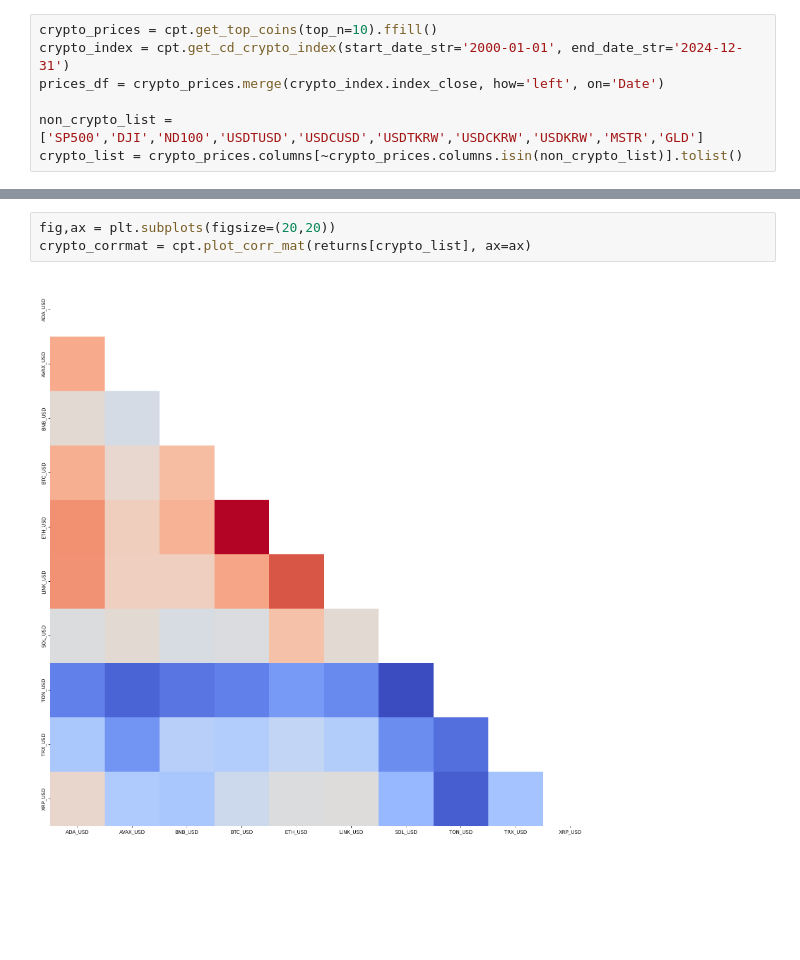
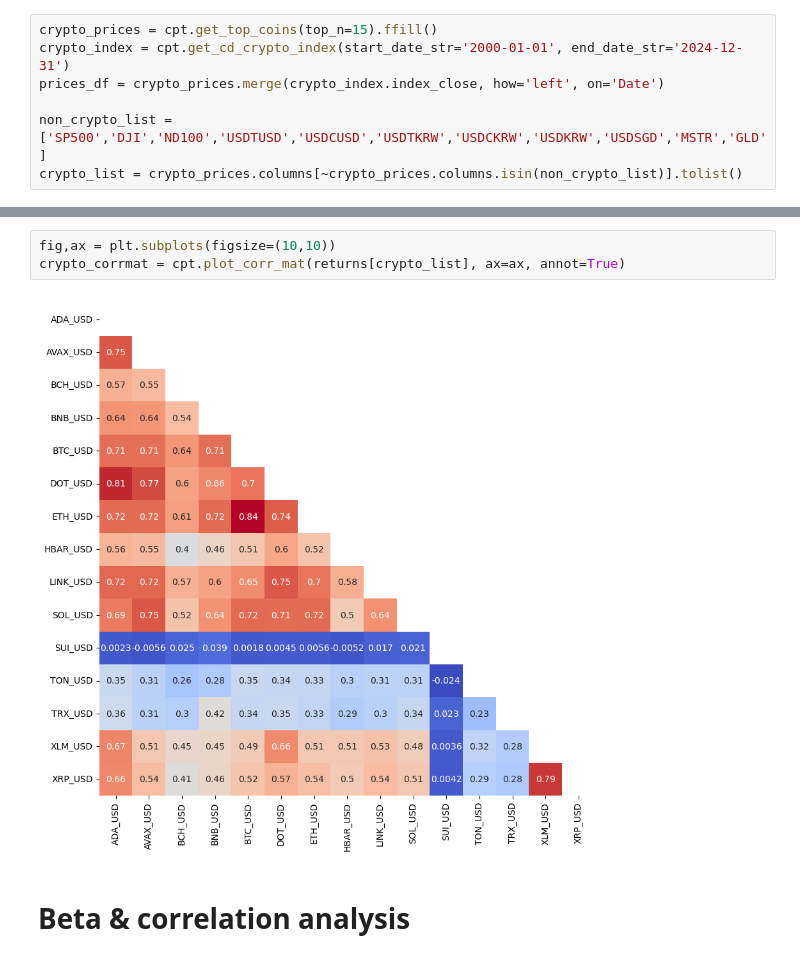
Before and after one commit to duckeun16/Crypto, a Jupyter notebook: Crypto Analysis.ipynb, the cells around one changed output, grey strips where cells are left out. Cells and saved outputs as stored; diff of their text form; blank space fills up the shorter version.

```diff
--- a/Crypto Analysis.ipynb
+++ b/Crypto Analysis.ipynb
@@ -12,8 +10,8 @@ importlib.reload(cpt)
 # %%
-crypto_prices = cpt.get_top_coins(top_n=10).ffill()
+crypto_prices = cpt.get_top_coins(top_n=15).ffill()
 crypto_index = cpt.get_cd_crypto_index(start_date_str='2000-01-01', end_date_str='2024-12-31')
 prices_df = crypto_prices.merge(crypto_index.index_close, how='left', on='Date')
 
-non_crypto_list = ['SP500','DJI','ND100','USDTUSD','USDCUSD','USDTKRW','USDCKRW','USDKRW','MSTR','GLD']
+non_crypto_list = ['SP500','DJI','ND100','USDTUSD','USDCUSD','USDTKRW','USDCKRW','USDKRW','USDSGD','MSTR','GLD']
 crypto_list = crypto_prices.columns[~crypto_prices.columns.isin(non_crypto_list)].tolist()
 # %% [output]
@@ -41,8 +40,10 @@ plt.tight_layout();
 # %%
-fig,ax = plt.subplots(figsize=(20,20))
-crypto_corrmat = cpt.plot_corr_mat(returns[crypto_list], ax=ax)
+fig,ax = plt.subplots(figsize=(10,10))
+crypto_corrmat = cpt.plot_corr_mat(returns[crypto_list], ax=ax, annot=True)
 # %% [output]
-[figure, old version]
+[figure, new version]
+# %% [markdown]
+# Beta & correlation analysis
 # %%
 btc_static_betas = cpt.vectorized_beta(returns.dropna(), market_definition='BTC_USD')
 eth_static_betas = cpt.vectorized_beta(returns.dropna(), market_definition='ETH_USD')
```
Also changed, not shown: parts of 14 cells of this notebook, 1 other file.
